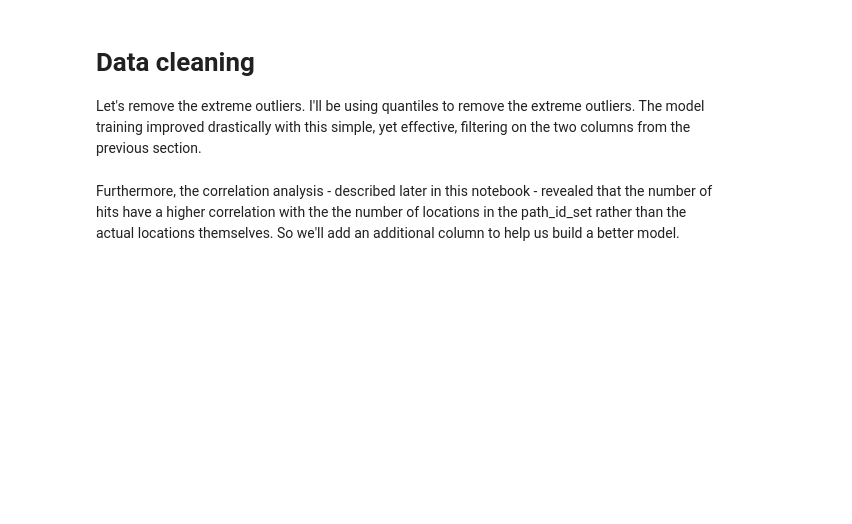
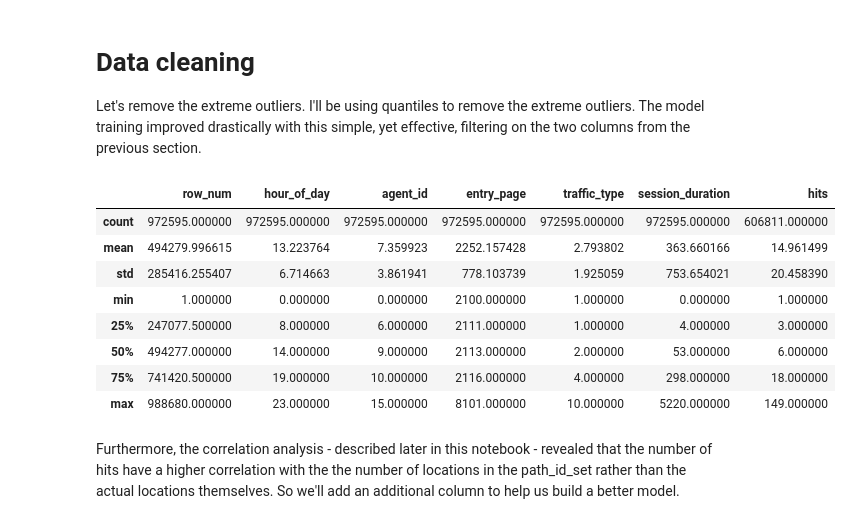
Before and after one commit to safgen/website_hits, a Jupyter notebook: data-analysis-notebook-1.ipynb, the cells around one changed output. Saved outputs shown, nothing was run; the diff lists cells and outputs as text; code cells hidden in the pictures; blank space fills up the shorter version.

```diff
--- a/data-analysis-notebook-1.ipynb
+++ b/data-analysis-notebook-1.ipynb
@@ -179,3 +227,16 @@ print(df_clean.info())
+# %%
+df_clean = clean_by_quantile(df.copy(), ['session_duration', 'hits'], [0.99, 0.99])
+df_clean.describe()
+# %% [output]
+|  | row_num | hour_of_day | agent_id | entry_page | traffic_type | session_duration | hits |
+| count | 972595.000000 | 972595.000000 | 972595.000000 | 972595.000000 | 972595.000000 | 972595.000000 | 606811.000000 |
+| mean | 494279.996615 | 13.223764 | 7.359923 | 2252.157428 | 2.793802 | 363.660166 | 14.961499 |
+| std | 285416.255407 | 6.714663 | 3.861941 | 778.103739 | 1.925059 | 753.654021 | 20.458390 |
+| min | 1.000000 | 0.000000 | 0.000000 | 2100.000000 | 1.000000 | 0.000000 | 1.000000 |
+| 25% | 247077.500000 | 8.000000 | 6.000000 | 2111.000000 | 1.000000 | 4.000000 | 3.000000 |
+| 50% | 494277.000000 | 14.000000 | 9.000000 | 2113.000000 | 2.000000 | 53.000000 | 6.000000 |
+| 75% | 741420.500000 | 19.000000 | 10.000000 | 2116.000000 | 4.000000 | 298.000000 | 18.000000 |
+| max | 988680.000000 | 23.000000 | 15.000000 | 8101.000000 | 10.000000 | 5220.000000 | 149.000000 |
 # %% [markdown]
 Furthermore, the correlation analysis - described later in this notebook - revealed that the number of hits have a higher correlation with the the number of locations in the path_id_set rather than the actual locations themselves. So we'll add an additional column to help us build a better model.
 # %%
```
Also changed, not shown: parts of 23 cells of this notebook, 3 other files.
